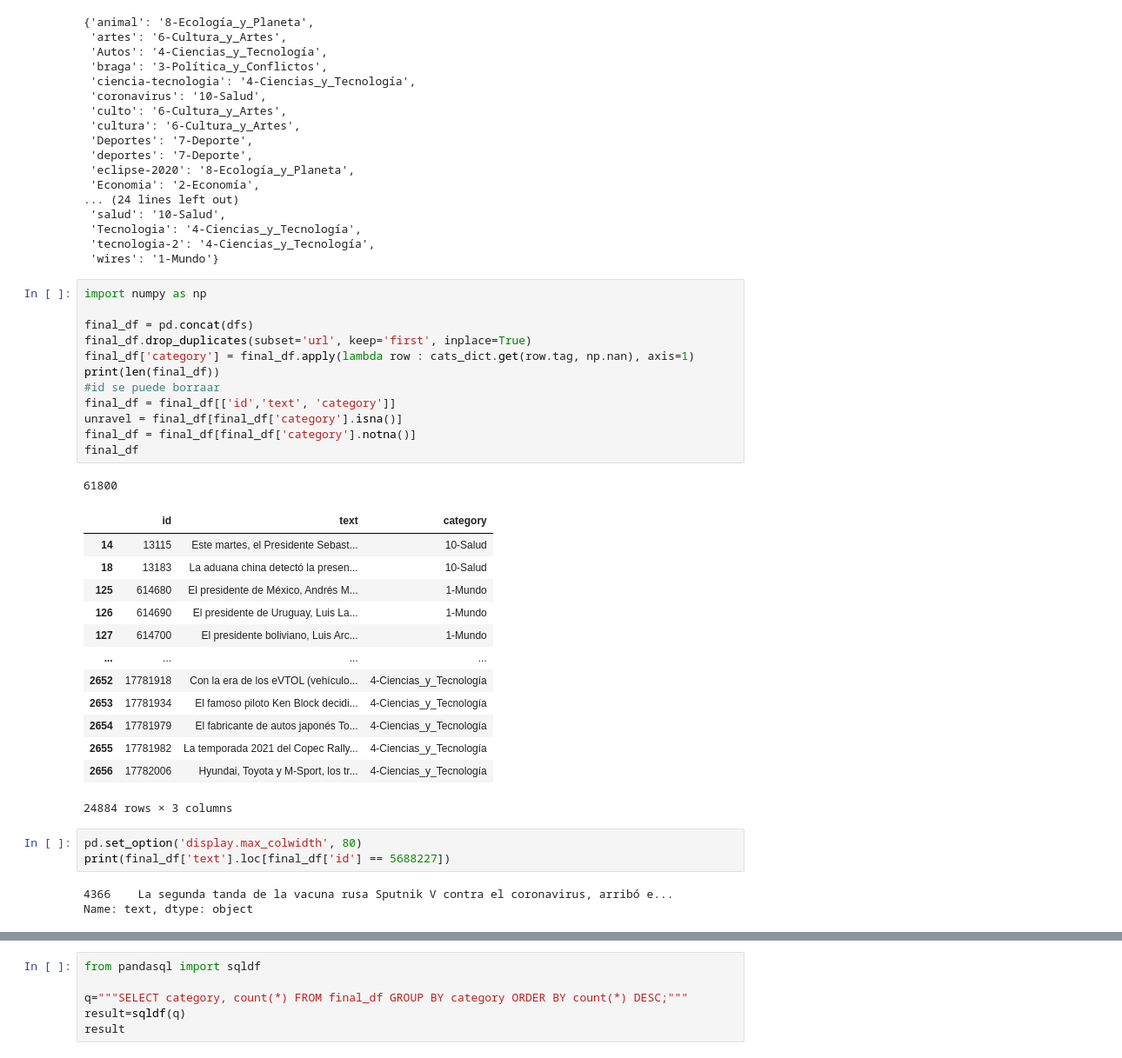
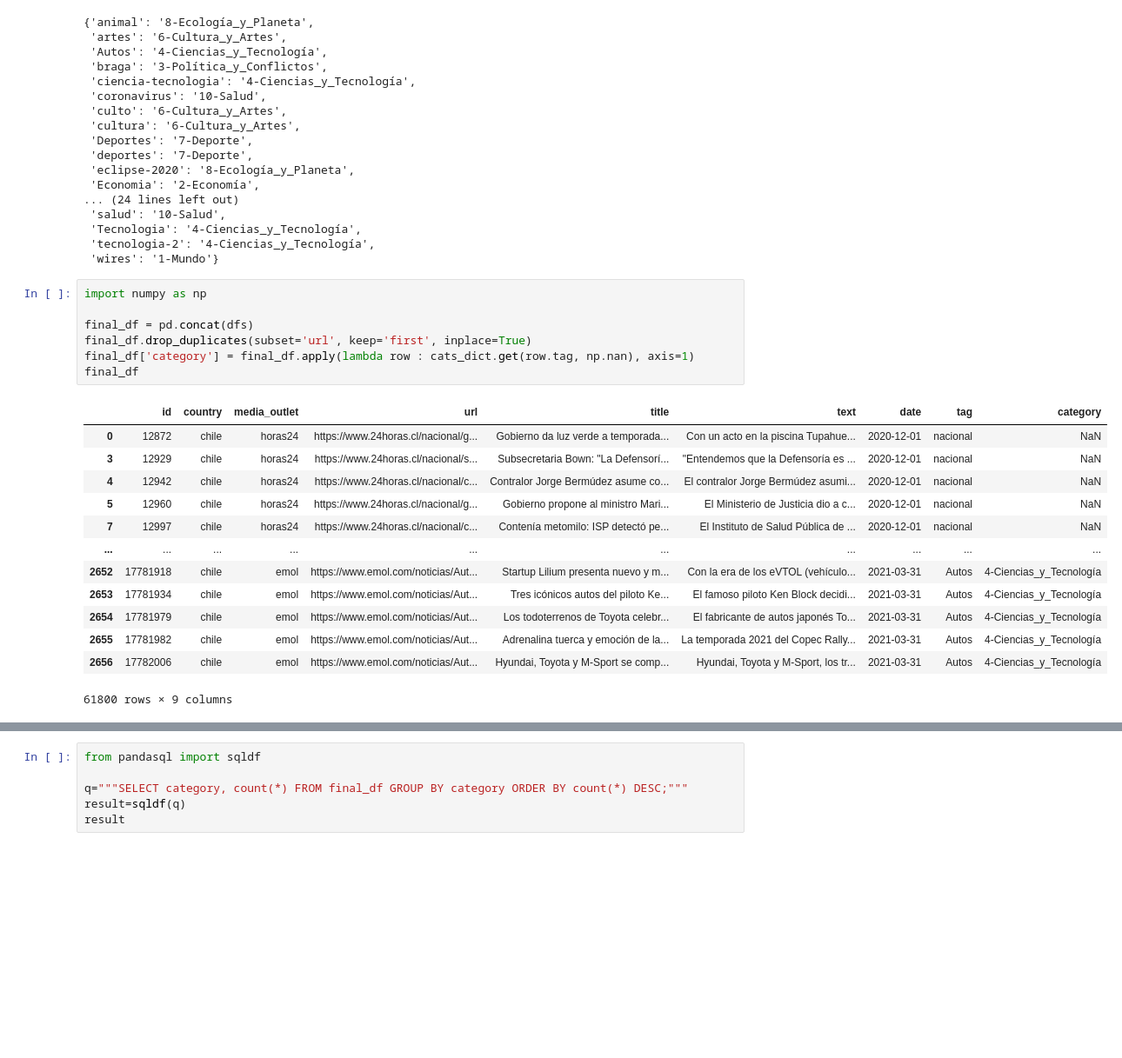
Before and after one commit to matiasbarram/INFO279-TAL-Proyecto, a Jupyter notebook: intento_01_clasificacion_noticias.ipynb, the cells around one changed output, grey strips where cells are left out. Shown at 87% size. Saved outputs shown, nothing was run; the diff lists cells and outputs as text; blank space fills up the shorter version.

Commit message:
mejorar algunos print

```diff
--- a/intento_01_clasificacion_noticias.ipynb
+++ b/intento_01_clasificacion_noticias.ipynb
@@ -113,33 +113,21 @@ cats_dict
 # %%
 import numpy as np
 
 final_df = pd.concat(dfs)
 final_df.drop_duplicates(subset='url', keep='first', inplace=True)
 final_df['category'] = final_df.apply(lambda row : cats_dict.get(row.tag, np.nan), axis=1)
-print(len(final_df))
-#id se puede borraar
-final_df = final_df[['id','text', 'category']]
-unravel = final_df[final_df['category'].isna()]
-final_df = final_df[final_df['category'].notna()]
 final_df
 # %% [output]
+|  | id | country | media_outlet | url | title | text | date | tag | category |
+| 0 | 12872 | chile | horas24 | https://www.24horas.cl/nacional/g... | Gobierno da luz verde a temporada... | Con un acto en la piscina Tupahue... | 2020-12-01 | nacional | NaN |
+| 3 | 12929 | chile | horas24 | https://www.24horas.cl/nacional/s... | Subsecretaria Bown: "La Defensorí... | "Entendemos que la Defensoría es ... | 2020-12-01 | nacional | NaN |
+| 4 | 12942 | chile | horas24 | https://www.24horas.cl/nacional/c... | Contralor Jorge Bermúdez asume co... | El contralor Jorge Bermúdez asumi... | 2020-12-01 | nacional | NaN |
+| 5 | 12960 | chile | horas24 | https://www.24horas.cl/nacional/g... | Gobierno propone al ministro Mari... | El Ministerio de Justicia dio a c... | 2020-12-01 | nacional | NaN |
+| 7 | 12997 | chile | horas24 | https://www.24horas.cl/nacional/c... | Contenía metomilo: ISP detectó pe... | El Instituto de Salud Pública de ... | 2020-12-01 | nacional | NaN |
+| ... | ... | ... | ... | ... | ... | ... | ... | ... | ... |
+| 2652 | 17781918 | chile | emol | https://www.emol.com/noticias/Aut... | Startup Lilium presenta nuevo y m... | Con la era de los eVTOL (vehículo... | 2021-03-31 | Autos | 4-Ciencias_y_Tecnología |
+| 2653 | 17781934 | chile | emol | https://www.emol.com/noticias/Aut... | Tres icónicos autos del piloto Ke... | El famoso piloto Ken Block decidi... | 2021-03-31 | Autos | 4-Ciencias_y_Tecnología |
+| 2654 | 17781979 | chile | emol | https://www.emol.com/noticias/Aut... | Los todoterrenos de Toyota celebr... | El fabricante de autos japonés To... | 2021-03-31 | Autos | 4-Ciencias_y_Tecnología |
+| 2655 | 17781982 | chile | emol | https://www.emol.com/noticias/Aut... | Adrenalina tuerca y emoción de la... | La temporada 2021 del Copec Rally... | 2021-03-31 | Autos | 4-Ciencias_y_Tecnología |
+| 2656 | 17782006 | chile | emol | https://www.emol.com/noticias/Aut... | Hyundai, Toyota y M-Sport se comp... | Hyundai, Toyota y M-Sport, los tr... | 2021-03-31 | Autos | 4-Ciencias_y_Tecnología |
-61800
+61800 rows × 9 columns
-|  | id | text | category |
-| 14 | 13115 | Este martes, el Presidente Sebast... | 10-Salud |
-| 18 | 13183 | La aduana china detectó la presen... | 10-Salud |
-| 125 | 614680 | El presidente de México, Andrés M... | 1-Mundo |
-| 126 | 614690 | El presidente de Uruguay, Luis La... | 1-Mundo |
-| 127 | 614700 | El presidente boliviano, Luis Arc... | 1-Mundo |
-| ... | ... | ... | ... |
-| 2652 | 17781918 | Con la era de los eVTOL (vehículo... | 4-Ciencias_y_Tecnología |
-| 2653 | 17781934 | El famoso piloto Ken Block decidi... | 4-Ciencias_y_Tecnología |
-| 2654 | 17781979 | El fabricante de autos japonés To... | 4-Ciencias_y_Tecnología |
-| 2655 | 17781982 | La temporada 2021 del Copec Rally... | 4-Ciencias_y_Tecnología |
-| 2656 | 17782006 | Hyundai, Toyota y M-Sport, los tr... | 4-Ciencias_y_Tecnología |
-24884 rows × 3 columns
-# %%
-pd.set_option('display.max_colwidth', 80)
-print(final_df['text'].loc[final_df['id'] == 5688227])
-# %% [output]
-4366    La segunda tanda de la vacuna rusa Sputnik V contra el coronavirus, arribó e...
-Name: text, dtype: object
```
Also changed, not shown: parts of 35 cells of this notebook.
